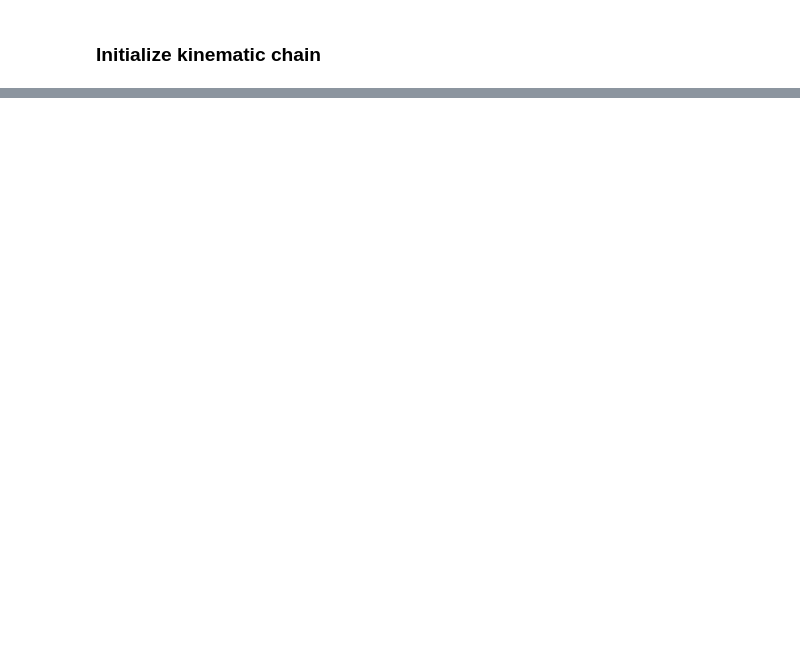
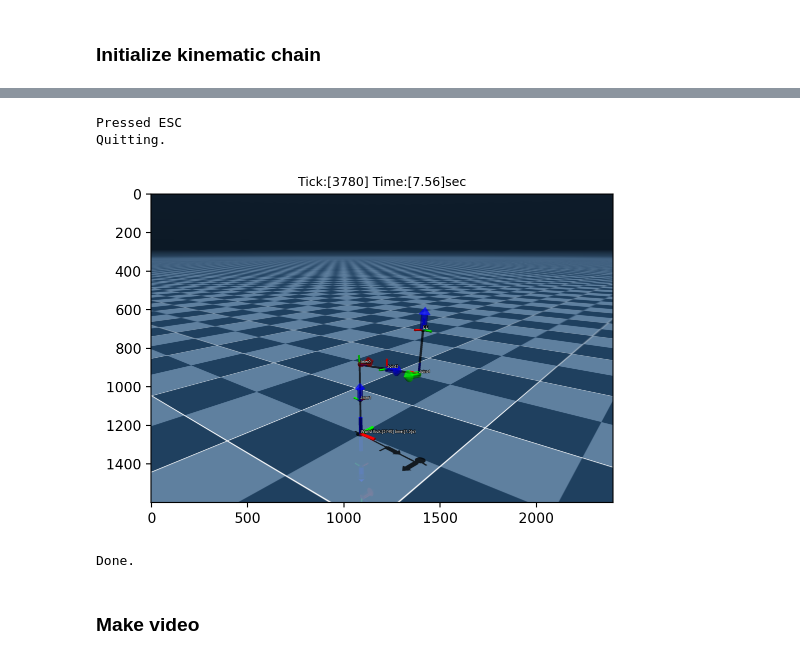
Before and after one commit to sjchoi86/yet-another-mujoco-tutorial-v3, a Jupyter notebook: code/demo_unit_02_kinematic_chain.ipynb, the cells around one changed output, grey strips where cells are left out. Cells and saved outputs as stored; diff of their text form; code cells hidden in the pictures; blank space fills up the shorter version.

```diff
--- a/code/demo_unit_02_kinematic_chain.ipynb
+++ b/code/demo_unit_02_kinematic_chain.ipynb
@@ -204,0 +58,55 @@ KC.print_chain_info()
+# %%
+HZ_PLOT  = 20
+SAVE_VID = True
+# %%
+xml_path = '../asset/object/floor_sky.xml'
+env = MuJoCoParserClass(name='Floor',rel_xml_path=xml_path,VERBOSE=False)
+env.init_viewer(viewer_title='Kinematic Chain',viewer_width=1200,viewer_height=800,
+                viewer_hide_menus=True)
+env.update_viewer(azimuth=177,distance=2.0,elevation=-28,lookat=[0.0,0.1,0.65],
+                  VIS_TRANSPARENT=False,VIS_CONTACTPOINT=True,
+                  contactwidth=0.05,contactheight=0.05,contactrgba=np.array([1,0,0,1]),
+                  VIS_JOINT=True,jointlength=0.5,jointwidth=0.1,
+                  jointrgba=[0.2,0.6,0.8,0.6])
+env.reset()
+while (env.get_sim_time() < 100.0) and env.is_viewer_alive():
+    # Step
+    env.step()
+
+    # Forward Kinematics
+    joint_names = ['Joint1','Joint2','Joint3','Joint4','EE']
+    qs = (np.radians(90)*np.sin(env.get_sim_time()*1.0),)*len(joint_names)
+    KC.set_joint_q(joint_names=joint_names,qs=qs)
+    KC.forward_kinematics()
+
+    # Render
+    if (env_tick==1) or ((env.tick%HZ_PLOT)==0):
+        env.plot_T(p=np.zeros(3,),R=np.eye(3),
+                   PLOT_AXIS=True,axis_len=0.1,axis_width=0.01,PLOT_SPHERE=False,
+                   label='World (tick:[%d] time:[%.1f]s)'%(env.tick,env.get_sim_time()))
+        # Plot chain in MuJoCo
+        KC.plot_chain_mujoco(env)
+        env.render()
+        if SAVE_VID:
+            # Save iamges
+            png_path = '../temp/kin_chain_%05d.png'%(env.tick)
+            image = cv2.cvtColor(env.grab_image(),cv2.COLOR_RGB2BGR)
+            cv2.imwrite(png_path,image)
+
+    # Save the current view
+    if env.loop_every(HZ=10): scene_img = env.grab_image()
+
+# Plot the final scene1
+plt.figure(figsize=(6,4)); plt.imshow(scene_img)
+plt.title("Tick:[%d] Time:[%.2f]sec"%(env.tick,env.get_sim_time()),fontsize=9)
+plt.show()
+# Close viewer
+env.close_viewer()
+print ("Done.")
+# %% [output]
+Pressed ESC
+Quitting.
+[figure, added]
+Done.
+# %% [markdown]
+### Make video
```
Also changed, not shown: parts of 12 cells of this notebook, 5 other files.
